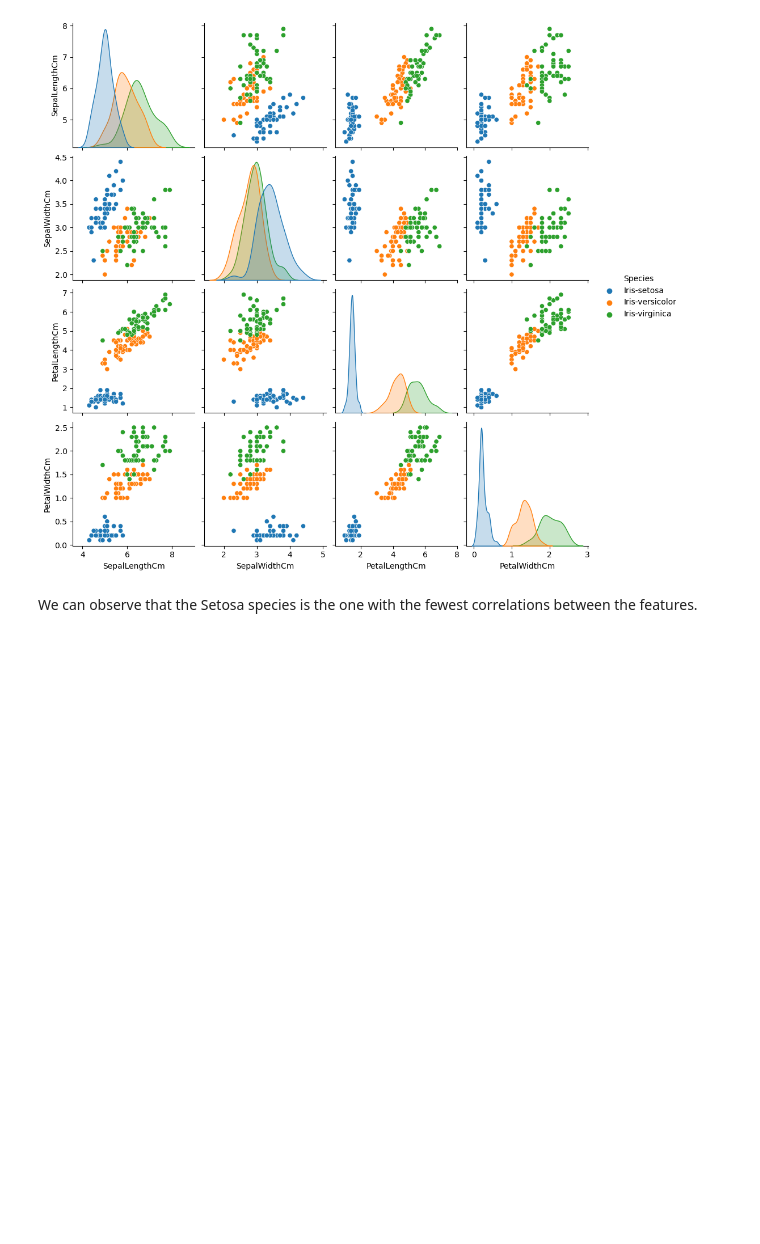
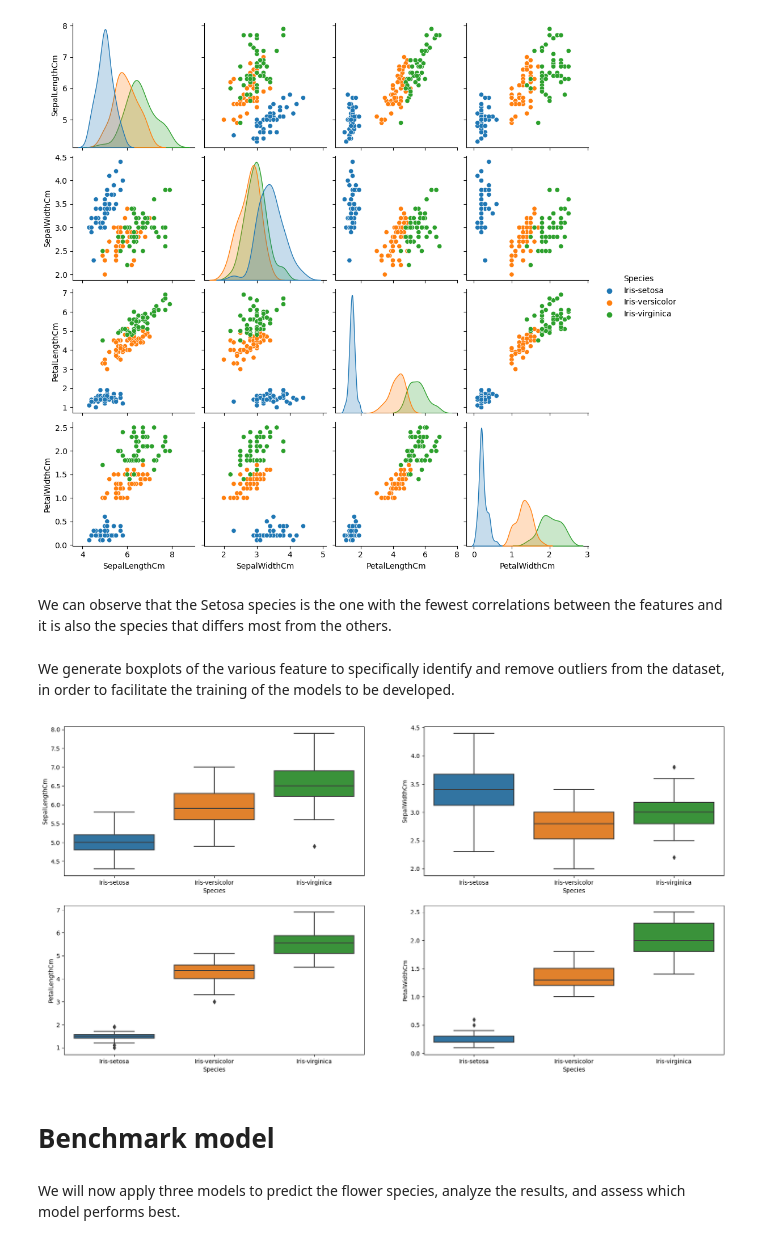
Before and after one commit to danielenotarangelo/EDA-projects, a Jupyter notebook: Iris/Iris.ipynb, the cells around one changed output. Saved outputs shown, nothing was run; the diff lists cells and outputs as text; code cells hidden in the pictures; blank space fills up the shorter version.

Commit message:
benchmark models

```diff
--- a/Iris/Iris.ipynb
+++ b/Iris/Iris.ipynb
@@ -175,4 +175,19 @@ sns.pairplot(df_iris, hue='Species')
 <seaborn.axisgrid.PairGrid at 0x...>
 [figure]
 # %% [markdown]
-We can observe that the Setosa species is the one with the fewest correlations between the features.
+We can observe that the Setosa species is the one with the fewest correlations between the features and it is also the species that differs most from the others.
+# %% [markdown]
+We generate boxplots of the various feature to specifically identify and remove outliers from the dataset, in order to facilitate the training of the models to be developed.
+# %%
+cols = 2
+rows = len(df_iris.columns.delete(-1)) // cols
+
+fig, ax = plt.subplots(rows, cols, figsize=(20, 10))
+ax = ax.flatten()
+
+for i, feature in enumerate(df_iris.columns.delete(-1)):
+	sns.boxplot(df_iris, x='Species', y=feature, ax=ax[i])
+
+plt.show()
+# %% [output]
+[figure, added]
@@ -178,0 +233,4 @@ We can observe that the Setosa species is the one with the fewest correlations b
+# %% [markdown]
+# Benchmark model
+# %% [markdown]
+We will now apply three models to predict the flower species, analyze the results, and assess which model performs best.
```
Also changed, not shown: parts of 20 cells of this notebook.
